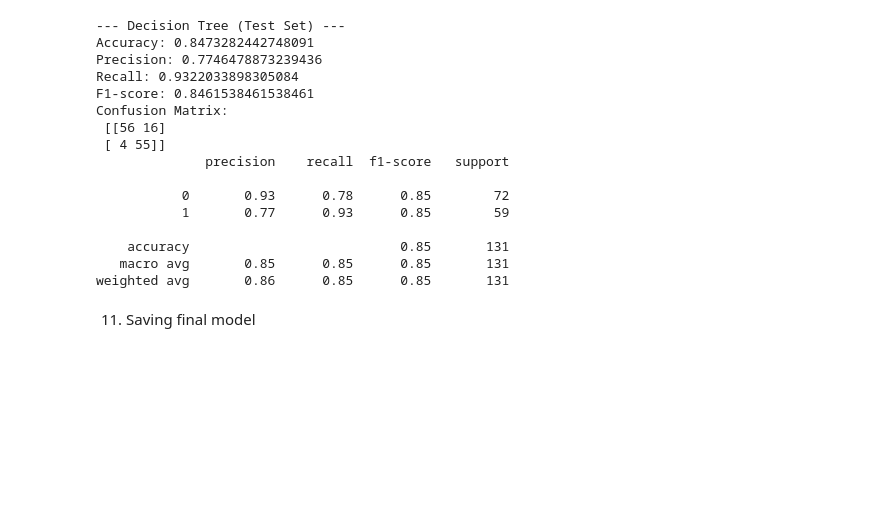
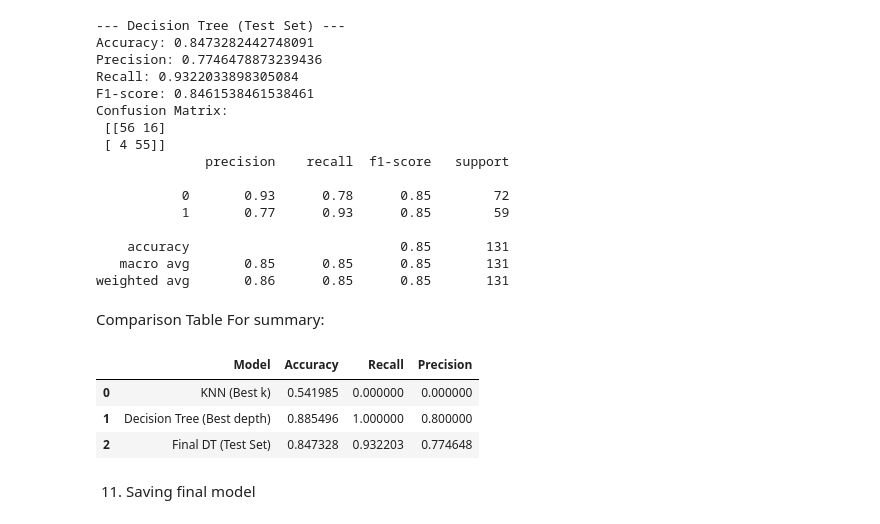
Before and after one commit to Hailegiorgisy/Credit_card_assignment, a Jupyter notebook: credit_card_assignment.ipynb, the cells around one changed output. Drawn from its saved outputs; the diff is of its cells as text; code cells hidden in the pictures; blank space fills up the shorter version.

Commit message:
Report updated, some correction on the code and comparison added.

```diff
--- a/credit_card_assignment.ipynb
+++ b/credit_card_assignment.ipynb
@@ -307,6 +317,34 @@ Confusion Matrix:
     accuracy                           0.85       131
    macro avg       0.85      0.85      0.85       131
 weighted avg       0.86      0.85      0.85       131
+# %% [markdown]
+Comparison Table For summary:
+# %%
+results = pd.DataFrame({
+    "Model": ["KNN (Best k)", "Decision Tree (Best depth)", "Final DT (Test Set)"],
+    "Accuracy": [
+        accuracy_score(y_val, y_val_pred_knn),
+        accuracy_score(y_val, y_val_pred_dt),
+        accuracy_score(y_test, y_test_pred)
+    ],
+    "Recall": [
+        recall_score(y_val, y_val_pred_knn),
+        recall_score(y_val, y_val_pred_dt),
+        recall_score(y_test, y_test_pred)
+    ],
+    "Precision": [
+        precision_score(y_val, y_val_pred_knn),
+        precision_score(y_val, y_val_pred_dt),
+        precision_score(y_test, y_test_pred)
+    ]
+})
+
+results
+# %% [output]
+|  | Model | Accuracy | Recall | Precision |
+| 0 | KNN (Best k) | 0.541985 | 0.000000 | 0.000000 |
+| 1 | Decision Tree (Best depth) | 0.885496 | 1.000000 | 0.800000 |
+| 2 | Final DT (Test Set) | 0.847328 | 0.932203 | 0.774648 |
 # %% [markdown]
 11. Saving final model
 # %%
```
Also changed, not shown: parts of 10 cells of this notebook, 3 other files.
